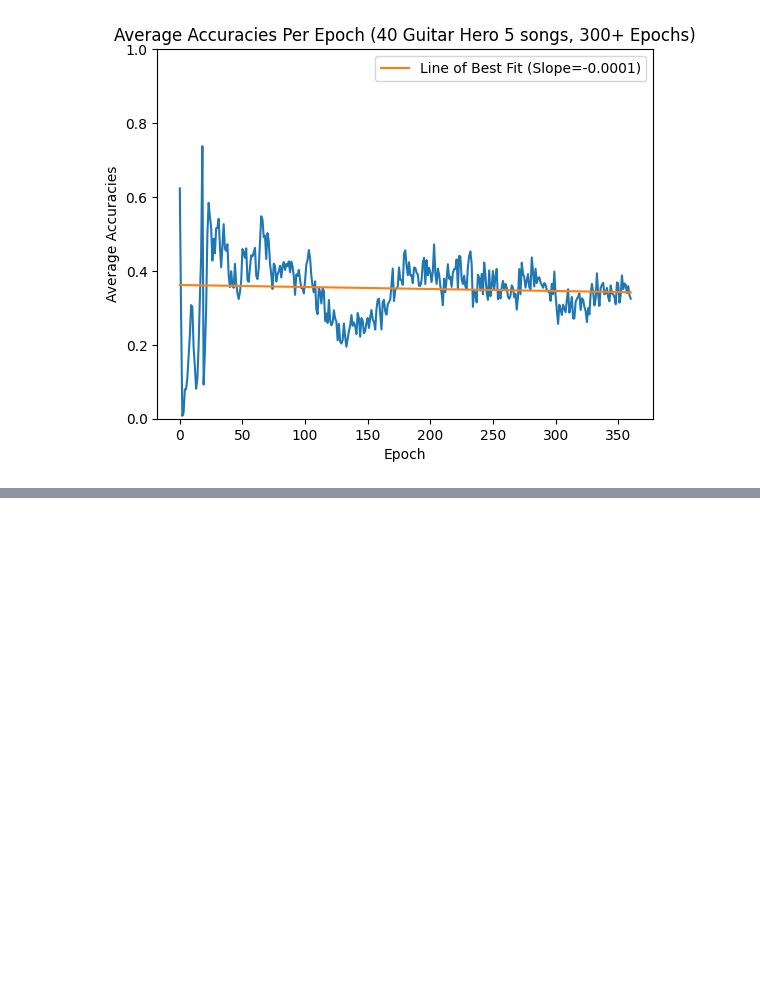
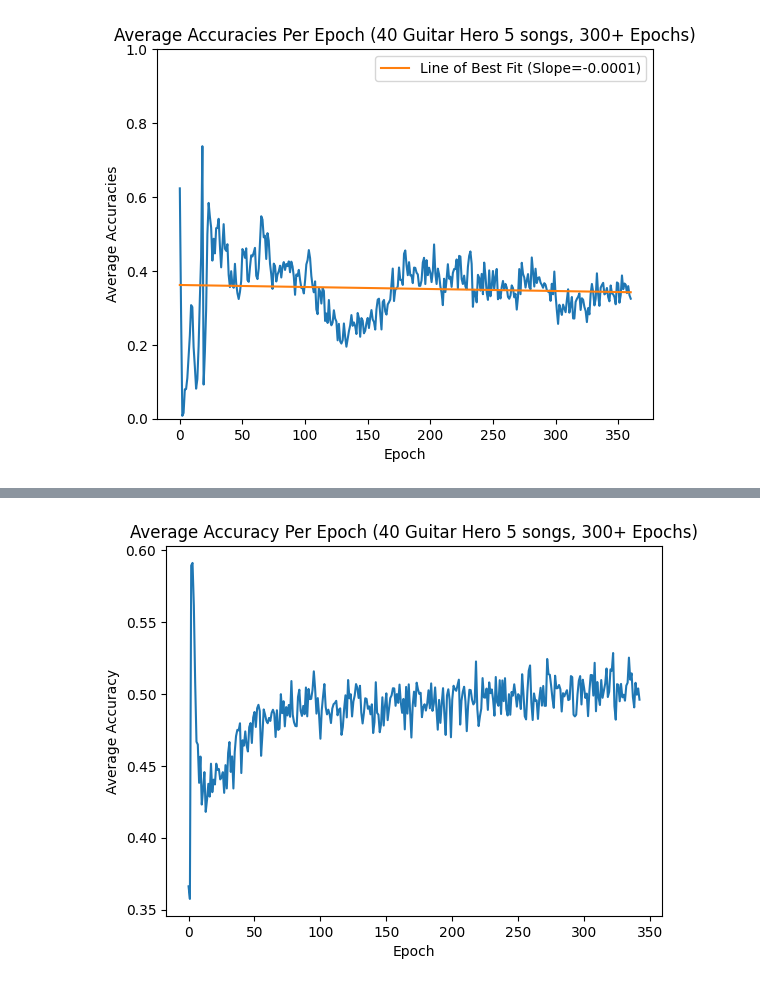
Before and after one commit to mb6611/audio2hero, a Jupyter notebook: graphs.ipynb, the cells around one changed output, grey strips where cells are left out. Saved outputs shown, nothing was run; the diff lists cells and outputs as text; code cells hidden in the pictures; blank space fills up the shorter version.

```diff
--- a/graphs.ipynb
+++ b/graphs.ipynb
@@ -110,0 +133,20 @@ plt.show()
+# %%
+ada_accuracies = np.load("accuracies_adafactor.npy")
+ada_accuracies = [np.mean(epoch) for epoch in ada_accuracies]
+
+#total_average_losses_ = np.concatenate((average_losses3, average_losses5))
+plt.title("Average Accuracy Per Epoch (40 Guitar Hero 5 songs, 300+ Epochs)")
+plt.xlabel("Epoch")
+plt.ylabel("Average Accuracy")
+#plt.ylim(0,1.5)
+plt.plot(list(range(len(ada_accuracies))), ada_accuracies)
+
+#x = list(range(len(ada_losses)))
+#y = ada_losses
+#coefficients = np.polyfit(x, y, 1)
+#plt.plot(x, np.poly1d(coefficients)(x), label=f'Line of Best Fit (Slope={coefficients[0]:.4f})')
+#plt.legend()
+
+plt.show()
+# %% [output]
+[figure, added]
```
Also changed, not shown: parts of 2 cells of this notebook, 8 other files.
